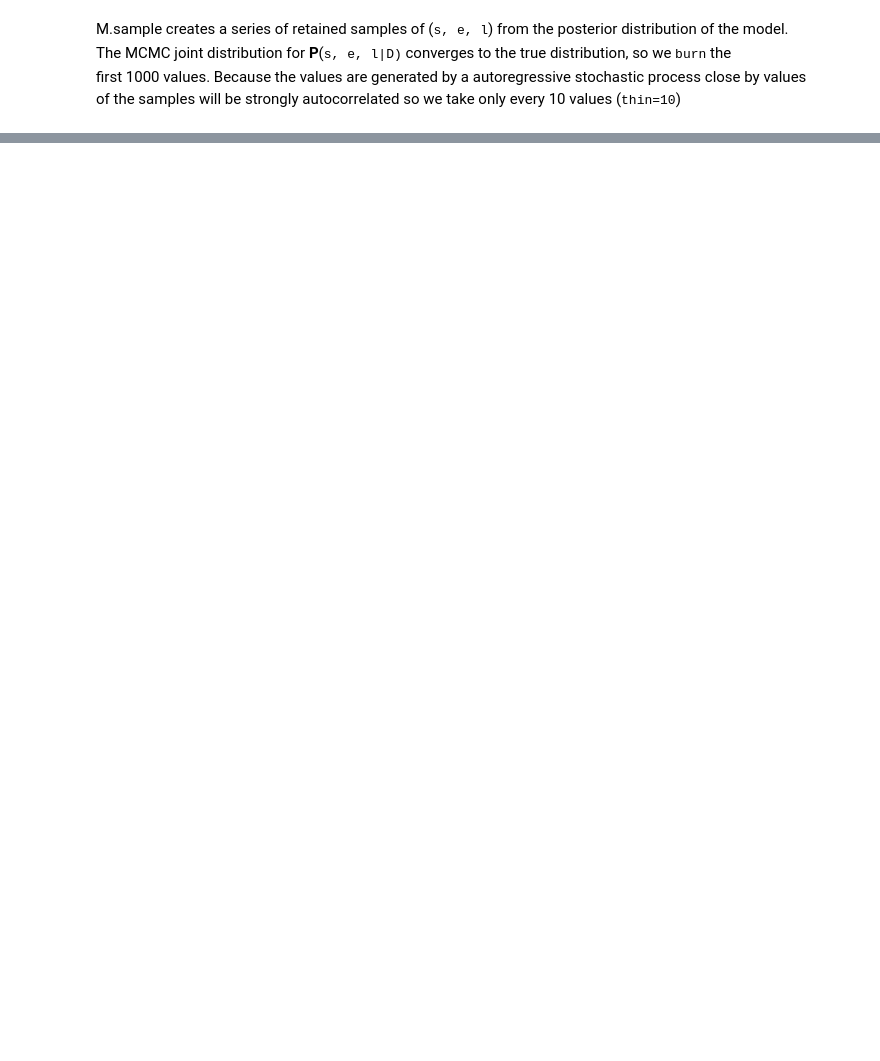
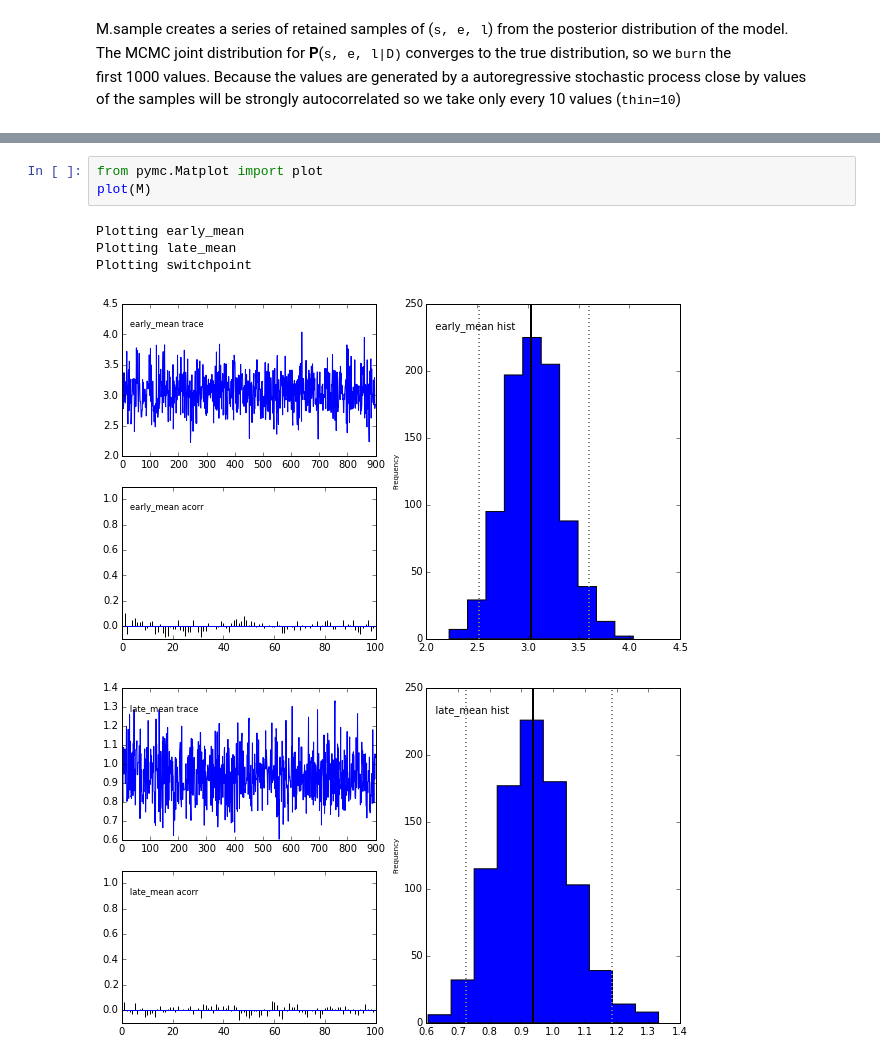
Before and after one commit to zachlandes/Data-Science, a Jupyter notebook: PyMC Disaster Model.ipynb, the cells around one changed output, grey strips where cells are left out. Drawn from its saved outputs; the diff is of its cells as text; blank space fills up the shorter version.

```diff
--- a/PyMC Disaster Model.ipynb
+++ b/PyMC Disaster Model.ipynb
@@ -144,0 +174,9 @@ of the samples will be strongly autocorrelated so we take only every 10 values (
+# %%
+from pymc.Matplot import plot
+plot(M)
+# %% [output]
+Plotting early_mean
+Plotting late_mean
+Plotting switchpoint
+[figure, added]
+[figure, added]
```
Also changed, not shown: parts of 14 cells of this notebook.
